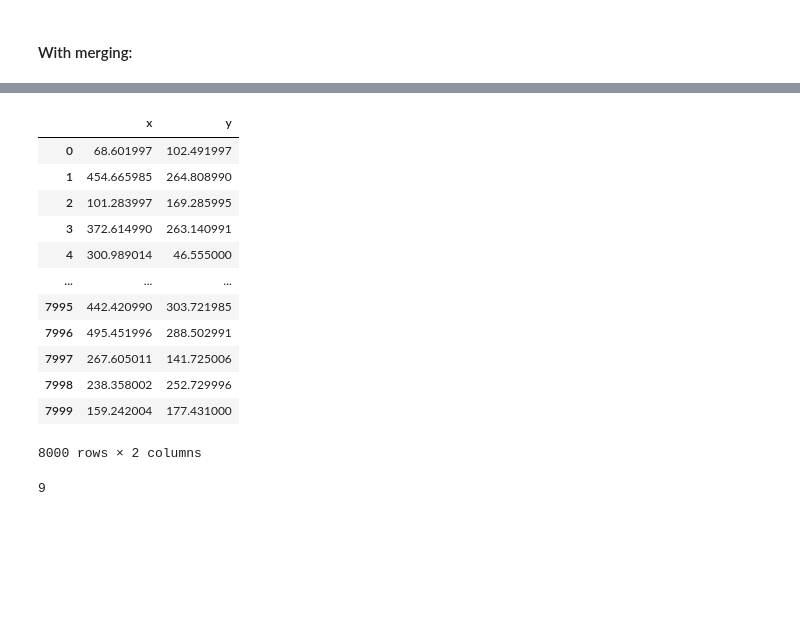
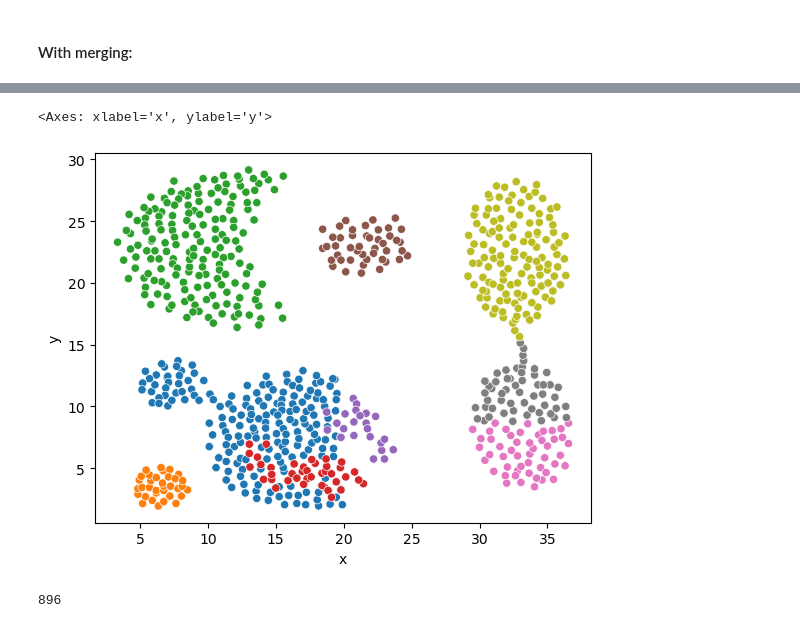
Before and after one commit to simonharnqvist/HEADSS2, a Jupyter notebook: demo/headss_demo.ipynb, the cells around one changed output, grey strips where cells are left out. Drawn from its saved outputs; the diff is of its cells as text; code cells hidden in the pictures; blank space fills up the shorter version.

Commit message:
Pandas UDF investigation

```diff
--- a/demo/headss_demo.ipynb
+++ b/demo/headss_demo.ipynb
@@ -323,20 +246,29 @@ headss_obj.clustered.toPandas()
-# %%
-headss_obj.data
-# %% [output]
-|  | x | y |
-| 0 | 68.601997 | 102.491997 |
-| 1 | 454.665985 | 264.808990 |
-| 2 | 101.283997 | 169.285995 |
-| 3 | 372.614990 | 263.140991 |
-| 4 | 300.989014 | 46.555000 |
-| ... | ... | ... |
-| 7995 | 442.420990 | 303.721985 |
-| 7996 | 495.451996 | 288.502991 |
-| 7997 | 267.605011 | 141.725006 |
-| 7998 | 238.358002 | 252.729996 |
-| 7999 | 159.242004 | 177.431000 |
-8000 rows × 2 columns
-# %%
-(2 * 2 - 1) ** 2
-# %% [output]
-9
+# %%
+aggregation = dataset("Aggregation")
+# %%
+headss_obj = HEADSS2(
+    n = 2,
+    min_cluster_size=10,
+    min_samples=10,
+    allow_single_cluster=False,
+    clustering_method="eom",
+    drop_unclustered=True,
+    per_cluster_overlap_threshold=0.1,
+    combined_overlap_threshold=0.9,
+    min_n_overlap=3,
+    spark_session=spark,
+    merge_clusters=False
+)
+
+headss_obj.fit(aggregation, ["x", "y"])
+# %%
+unmerged = headss_obj.stitched.toPandas()
+# %%
+sns.scatterplot(x=unmerged.x, y=unmerged.y, hue= unmerged.cluster, legend=False)
+# %% [output]
+<Axes: xlabel='x', ylabel='y'>
+[figure, added]
+# %%
+len(unmerged)
+# %% [output]
+896
```
Also changed, not shown: parts of 19 cells of this notebook, 3 other files.
